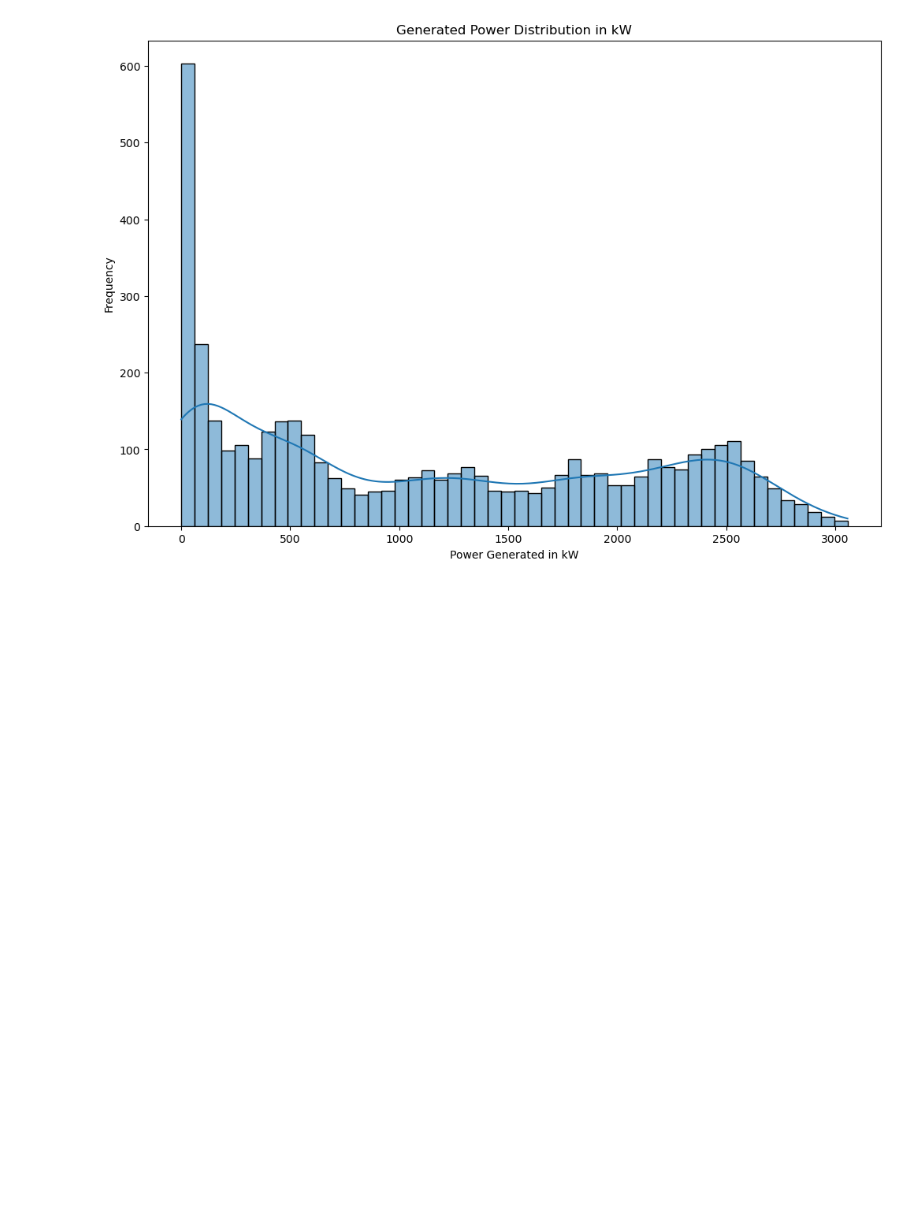
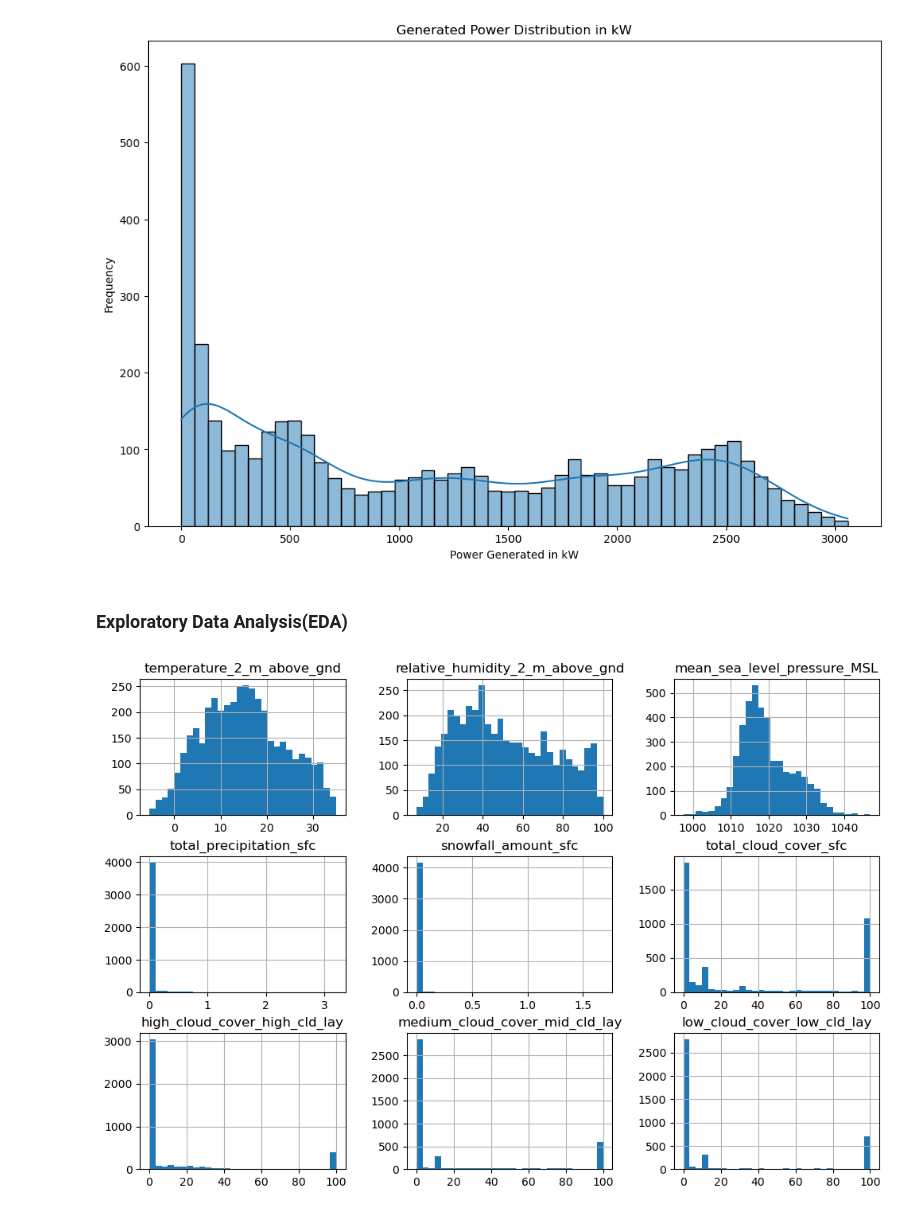
Before and after one commit to SrilekhaKuchana06/Week-1, a Jupyter notebook: SolarPowerPrediction.ipynb, the cells around one changed output. Drawn from its saved outputs; the diff is of its cells as text; code cells hidden in the pictures; blank space fills up the shorter version.

```diff
--- a/SolarPowerPrediction.ipynb
+++ b/SolarPowerPrediction.ipynb
@@ -8,7 +8,7 @@ import seaborn as sns
 import matplotlib.pyplot as plt
 # %%
 # load the dataset
-df = pd.read_csv('Dataset/solarpowergeneration.csv')
+df = pd.read_csv('solarpowergeneration.csv')
 # Display the first few rows of the dataset
 df.head()
 # %% [output]
@@ -151,3 +151,11 @@ plt.show
 # %% [output]
 <function matplotlib.pyplot.show(close=None, block=None)>
 [figure]
+# %% [markdown]
+### Exploratory Data Analysis(EDA)
+# %%
+# Histograms of remaining columns
+df[df.columns[:9]].hist(bins=30, figsize=(12,8))
+plt.show()
+# %% [output]
+[figure, added]
```
Also changed, not shown: parts of 6 cells of this notebook.
